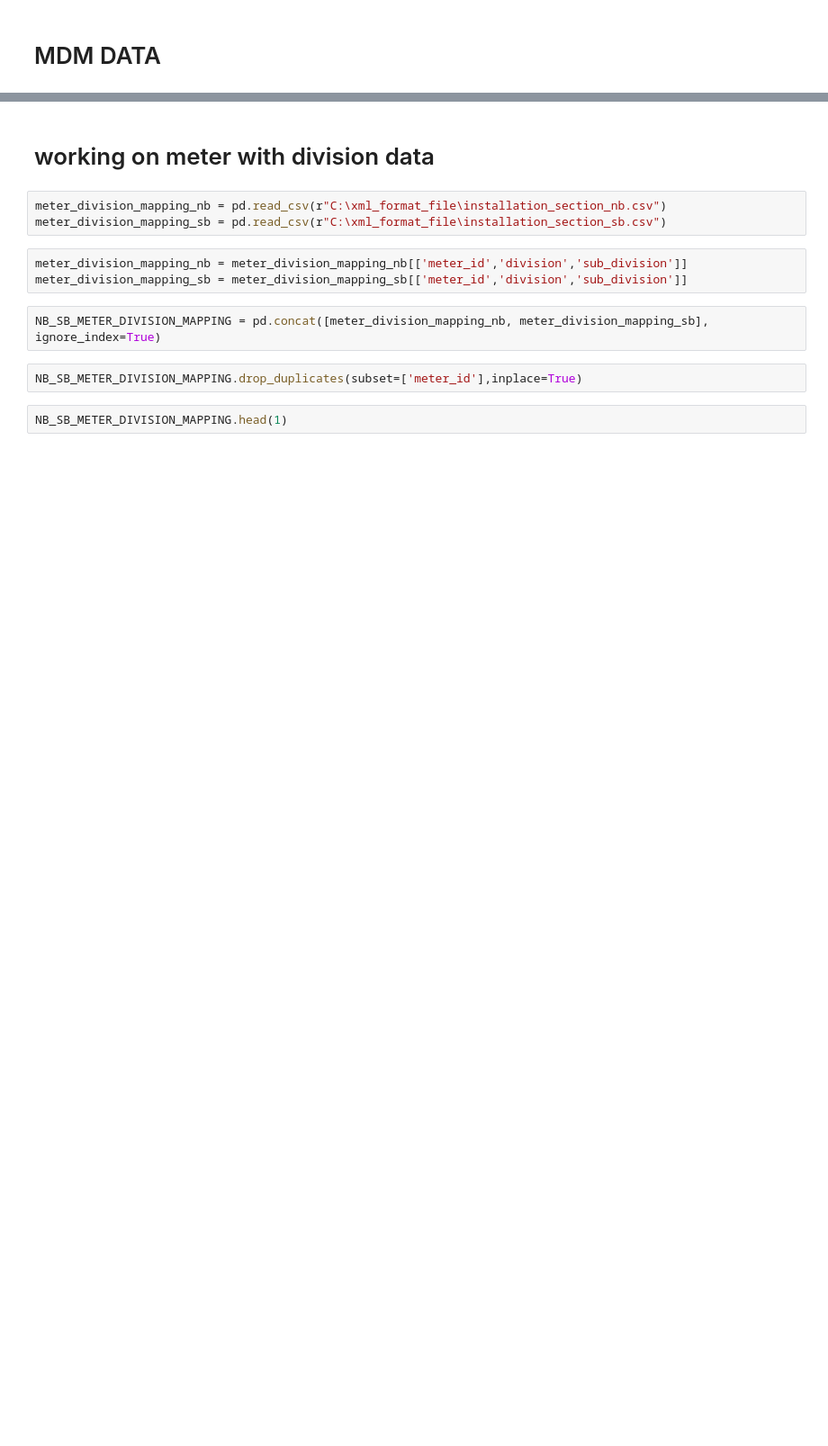
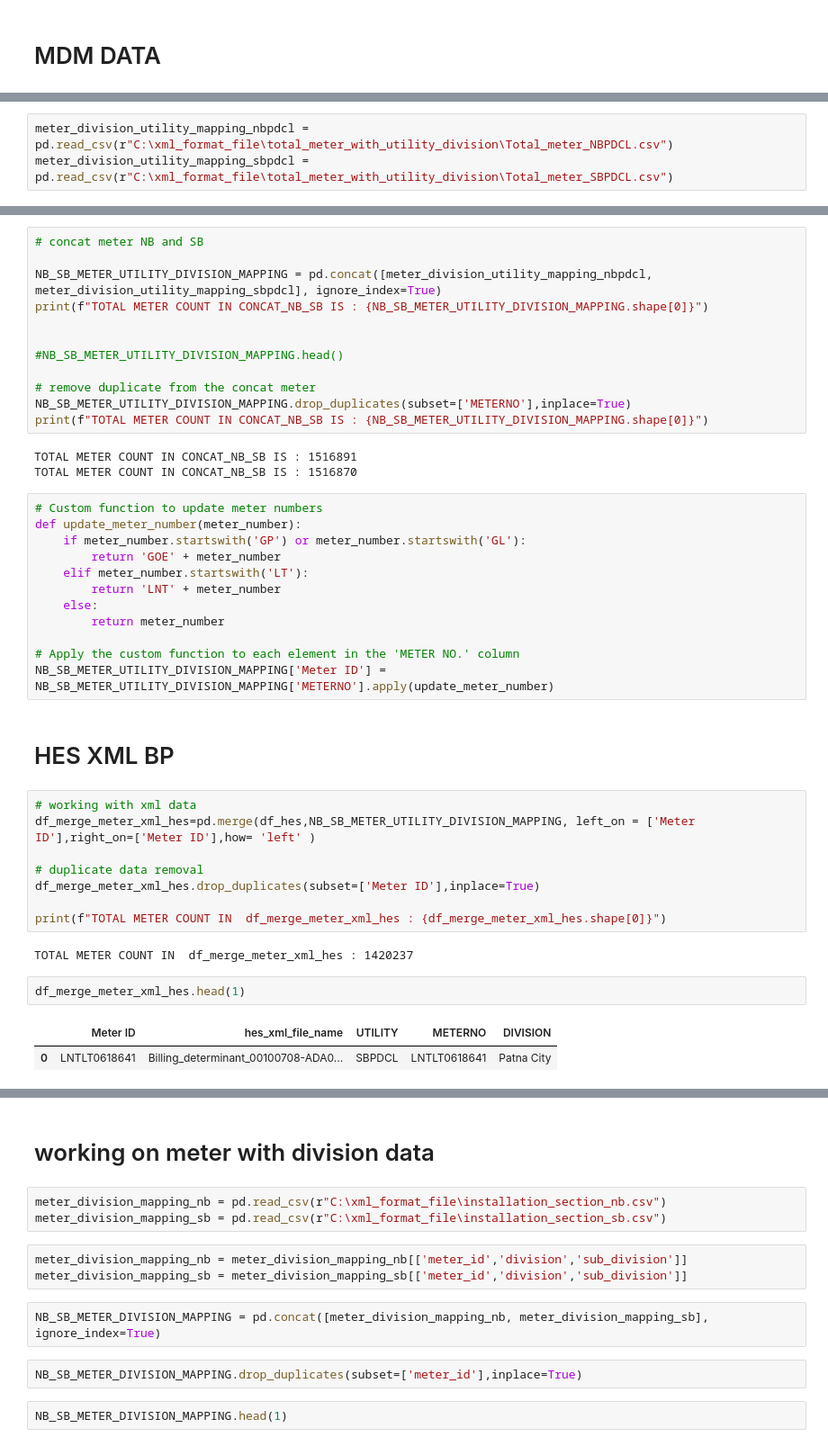
Before and after one commit to ratankj/EDF_XML_CODE, a Jupyter notebook: py_xml_refined_code.ipynb, the cells around one changed output, grey strips where cells are left out. Shown: that part at 90% size. Saved outputs shown, nothing was run; the diff lists cells and outputs as text; blank space fills up the shorter version.

```diff
--- a/py_xml_refined_code.ipynb
+++ b/py_xml_refined_code.ipynb
@@ -181,0 +201,3 @@ dtype: int64
+# %%
+meter_division_utility_mapping_nbpdcl = pd.read_csv(r"C:\xml_format_file\total_meter_with_utility_division\Total_meter_NBPDCL.csv")
+meter_division_utility_mapping_sbpdcl = pd.read_csv(r"C:\xml_format_file\total_meter_with_utility_division\Total_meter_SBPDCL.csv")
@@ -181,0 +214,44 @@ dtype: int64
+# %%
+# concat meter NB and SB
+
+NB_SB_METER_UTILITY_DIVISION_MAPPING = pd.concat([meter_division_utility_mapping_nbpdcl, meter_division_utility_mapping_sbpdcl], ignore_index=True)
+print(f"TOTAL METER COUNT IN CONCAT_NB_SB IS : {NB_SB_METER_UTILITY_DIVISION_MAPPING.shape[0]}")
+
+
+#NB_SB_METER_UTILITY_DIVISION_MAPPING.head()
+
+# remove duplicate from the concat meter
+NB_SB_METER_UTILITY_DIVISION_MAPPING.drop_duplicates(subset=['METERNO'],inplace=True)
+print(f"TOTAL METER COUNT IN CONCAT_NB_SB IS : {NB_SB_METER_UTILITY_DIVISION_MAPPING.shape[0]}")
+# %% [output]
+TOTAL METER COUNT IN CONCAT_NB_SB IS : 1516891
+TOTAL METER COUNT IN CONCAT_NB_SB IS : 1516870
+# %%
+# Custom function to update meter numbers
+def update_meter_number(meter_number):
+    if meter_number.startswith('GP') or meter_number.startswith('GL'):
+        return 'GOE' + meter_number
+    elif meter_number.startswith('LT'):
+        return 'LNT' + meter_number
+    else:
+        return meter_number
+
+# Apply the custom function to each element in the 'METER NO.' column
+NB_SB_METER_UTILITY_DIVISION_MAPPING['Meter ID'] = NB_SB_METER_UTILITY_DIVISION_MAPPING['METERNO'].apply(update_meter_number)
+# %% [markdown]
+# HES XML BP
+# %%
+# working with xml data
+df_merge_meter_xml_hes=pd.merge(df_hes,NB_SB_METER_UTILITY_DIVISION_MAPPING, left_on = ['Meter ID'],right_on=['Meter ID'],how= 'left' )
+
+# duplicate data removal
+df_merge_meter_xml_hes.drop_duplicates(subset=['Meter ID'],inplace=True)
+
+print(f"TOTAL METER COUNT IN  df_merge_meter_xml_hes : {df_merge_meter_xml_hes.shape[0]}")
+# %% [output]
+TOTAL METER COUNT IN  df_merge_meter_xml_hes : 1420237
+# %%
+df_merge_meter_xml_hes.head(1)
+# %% [output]
+|  | Meter ID | hes_xml_file_name | UTILITY | METERNO | DIVISION |
+| 0 | LNTLT0618641 | Billing_determinant_00100708-ADA0... | SBPDCL | LNTLT0618641 | Patna City |
```
Also changed, not shown: parts of 23 cells of this notebook, 7 other files.
